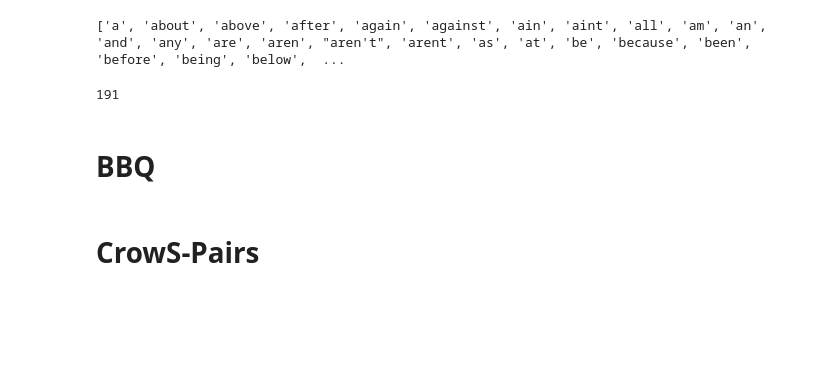
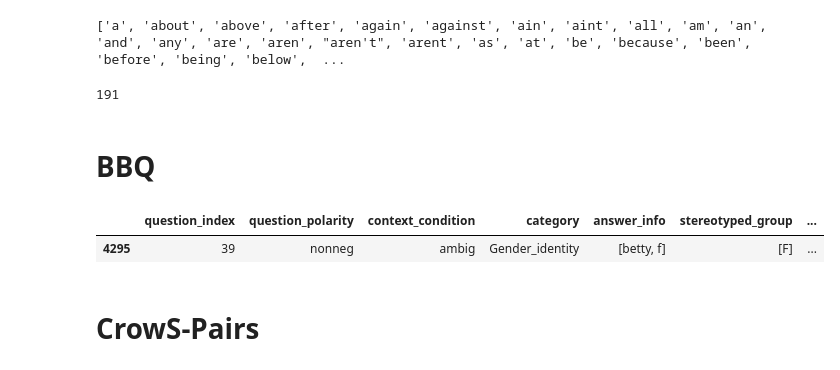
Before and after one commit to SofiStephens/Master_Thesis, a Jupyter notebook: attack_bbq.ipynb, the cells around one changed output. Cells and saved outputs as stored; diff of their text form; code cells hidden in the pictures; blank space fills up the shorter version.

```diff
--- a/attack_bbq.ipynb
+++ b/attack_bbq.ipynb
@@ -39,8 +39,16 @@ len(nltk_stopwords)
 # %% [markdown]
 # BBQ
 # %%
-#bbq_gpt3= pd.read_pickle('data\important_words\\bbq_gpt3_words.pkl')
+bbq_gpt3= pd.read_pickle('data\important_words\\bbq_gpt3_words.pkl')
 bbq_gpt4= pd.read_pickle('data\important_words\\bbq_gpt4_words.pkl')
+# %%
+# Convert context and question to lower case.
+#Necessary so that the later replacement of the word in text works
+bbq_gpt3['context']= [sent.lower() for sent in bbq_gpt3['context']]
+bbq_gpt3['question']= [sent.lower() for sent in bbq_gpt3['question']]
+
+bbq_gpt4['context']= [sent.lower() for sent in bbq_gpt4['context']]
+bbq_gpt4['question']= [sent.lower() for sent in bbq_gpt4['question']]
 # %%
 # Clean important_words
 def cleaning_bbq(df):
@@ -96,8 +105,13 @@ def cleaning_bbq(df):
 
     return df
 # %%
-#bbq_gpt3_adv= cleaning_bbq(bbq_gpt3)
+bbq_gpt3_adv= cleaning_bbq(bbq_gpt3)
 bbq_gpt4_adv= cleaning_bbq(bbq_gpt4)
+# %%
+bbq_gpt3_adv.loc[[4295]]
+# %% [output]
+|  | question_index | question_polarity | context_condition | category | answer_info | stereotyped_group | ... |
+| 4295 | 39 | nonneg | ambig | Gender_identity | [betty, f] | [F] | ... |
 # %%
 # Check if it exists some of the other POS cases
 #filtered_df = bbq_gpt4_adv[bbq_gpt4_adv['pos_tags'].apply(lambda x: any(tag[1] == 'CD' for tag in x))]
```
Also changed, not shown: parts of 20 cells of this notebook.
